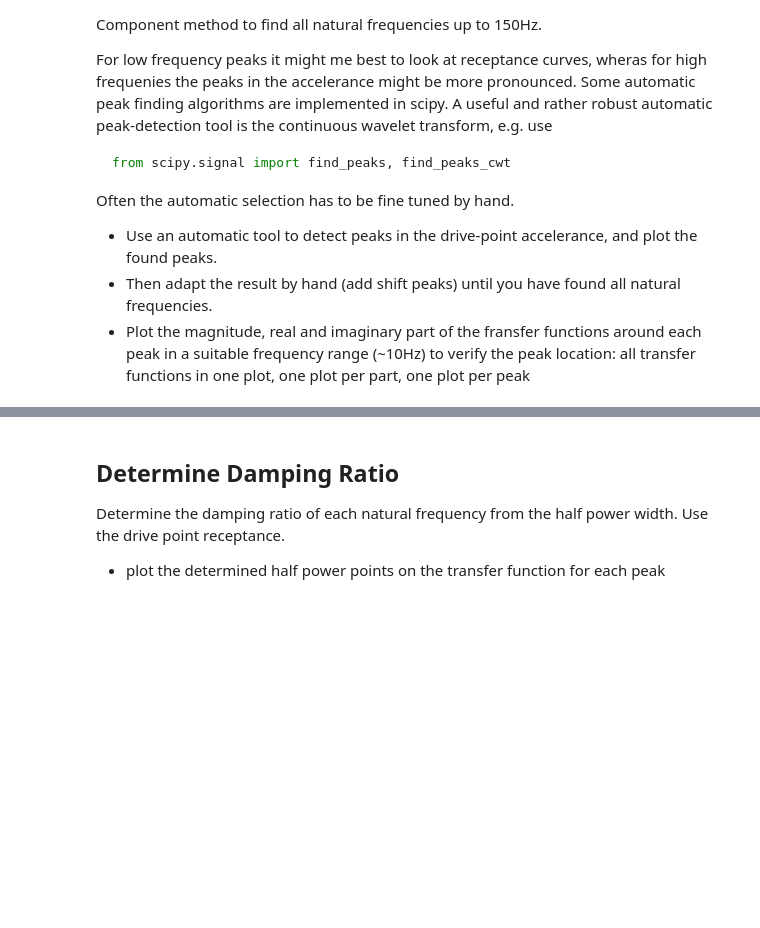
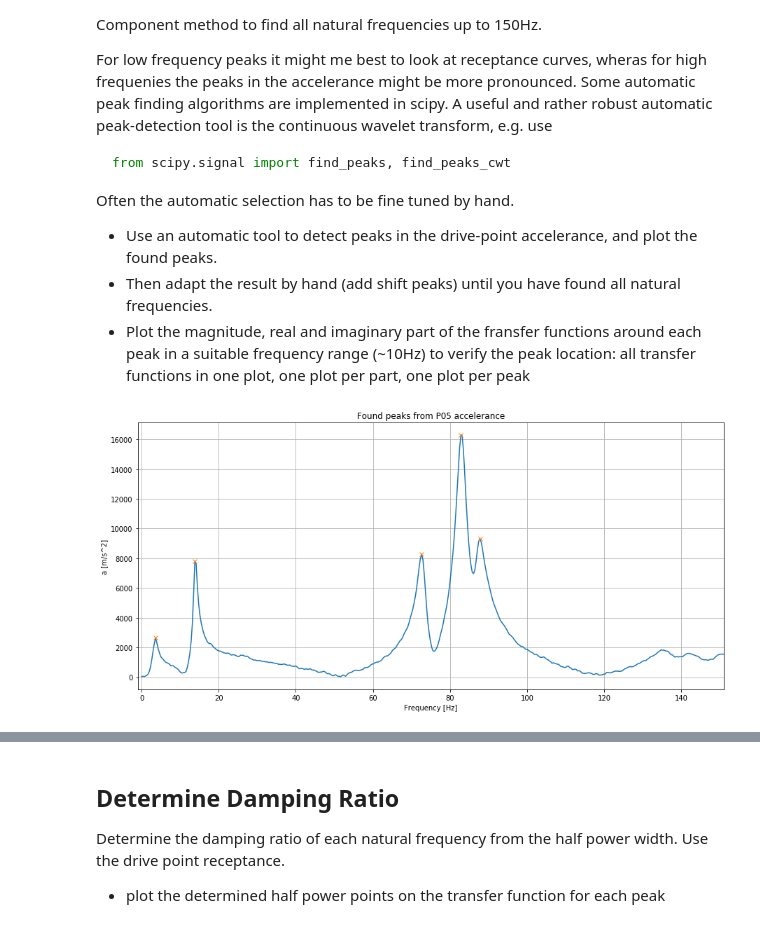
Before and after one commit to phmandl/modalanalyse, a Jupyter notebook: HW5/Kim/5_IdentificationMethods_template.ipynb, the cells around one changed output, grey strips where cells are left out. Cells and saved outputs as stored; diff of their text form; code cells hidden in the pictures; blank space fills up the shorter version.

```diff
--- a/HW5/Kim/5_IdentificationMethods_template.ipynb
+++ b/HW5/Kim/5_IdentificationMethods_template.ipynb
@@ -182,0 +185,15 @@ Often the automatic selection has to be fine tuned by hand.
+# %%
+# Use an automatic tool to detect peaks in the drive-point accelerance
+peaks_idx_P05_rfft_window, _ = find_peaks(np.abs(P05_rfft_window), height=2000) # The height is set so that only realistic peaks are taken into account
+# %%
+plt.figure(figsize = [15,7])
+plt.ylabel('a [m/s^2]')
+plt.xlabel('Frequency [Hz]')
+plt.xlim(-1,151)
+plt.title('Found peaks from P05 accelerance')
+plt.grid()
+plt.plot(frequencies, np.abs(P05_rfft_window))
+plt.plot(frequencies[peaks_idx_P05_rfft_window], np.abs(P05_rfft_window)[peaks_idx_P05_rfft_window], 'x')
+plt.show()
+# %% [output]
+[figure, added]
```
Also changed, not shown: parts of 18 cells of this notebook.
